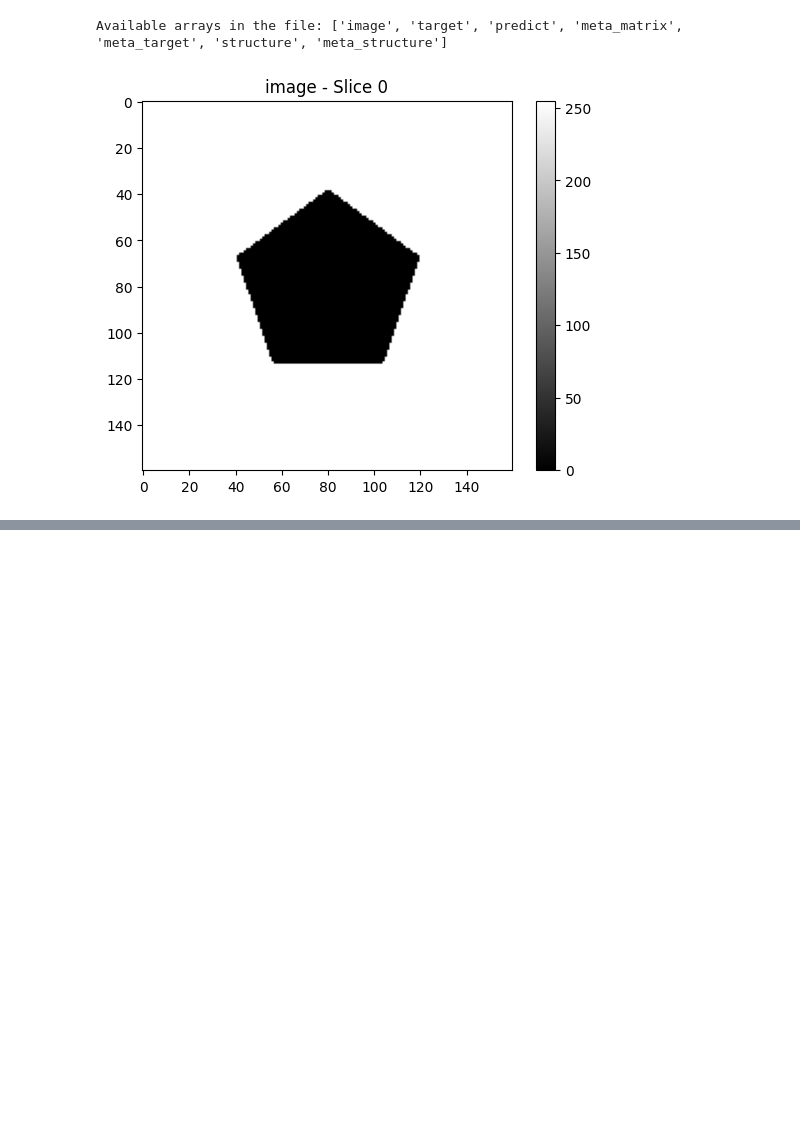
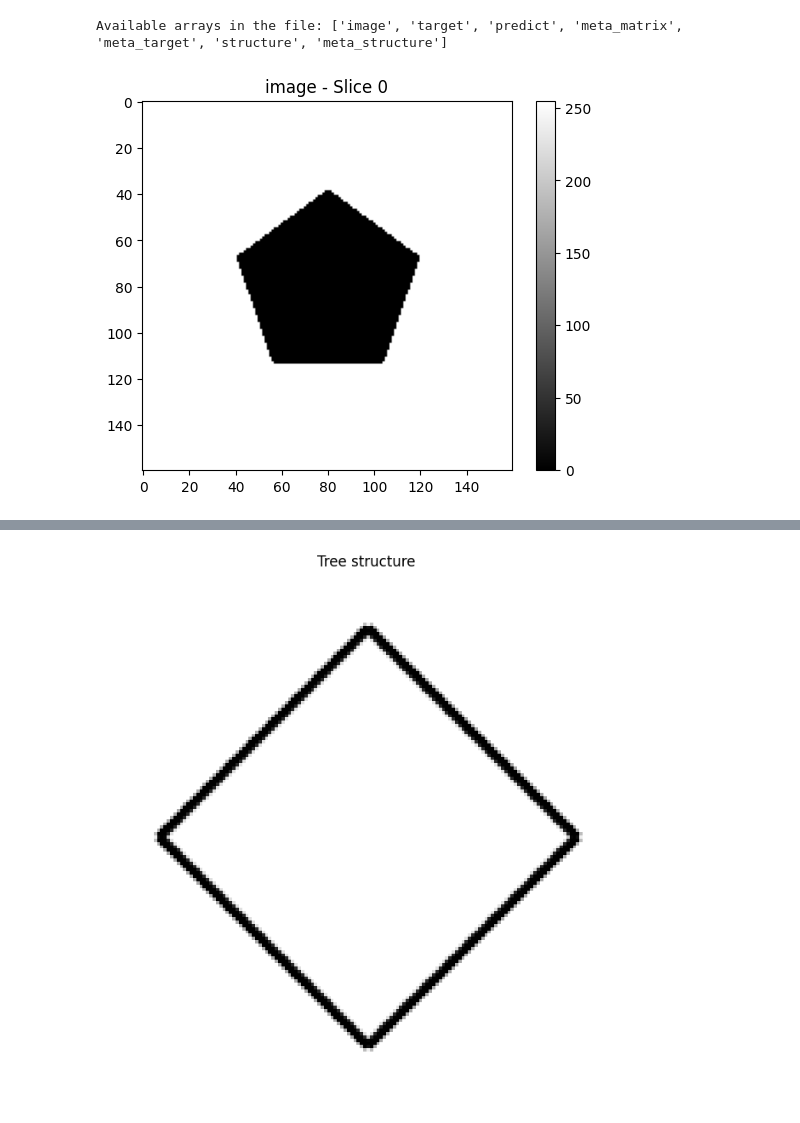
Before and after one commit to andylee024/raven-cvpr, a Jupyter notebook: notebooks/visualize_notebook.ipynb, the cells around one changed output, grey strips where cells are left out. Drawn from its saved outputs; the diff is of its cells as text; code cells hidden in the pictures; blank space fills up the shorter version.

Commit message:
Add examples in notebook of rule progression

```diff
--- a/notebooks/visualize_notebook.ipynb
+++ b/notebooks/visualize_notebook.ipynb
@@ -34,0 +82,92 @@ Available arrays in the file: ['image', 'target', 'predict', 'meta_matrix', 'met
+# %%
+import sys
+import os
+
+# temporary hack to enable us to get access to raven-cvpr code
+sys.path.append(os.path.abspath(os.path.join(os.getcwd(), '..')))
+sys.path.append('/Users/andylee/Projects/raven-cvpr/src/dataset')
+
+
+# Import necessary modules
+from const import IMAGE_SIZE, NUM_VALUES
+from Attribute import Number, Position, Type, Uniformity
+from AoT import Root, Structure, Component, Layout, Entity
+from Rule import Progression
+from rendering import render_panel
+from build_tree import build_center_single, build_in_distribute_four_out_center_single
+import matplotlib.pyplot as plt
+import numpy as np
+
+def build_single_panel():
+    # Build a center_single tree
+    # tree = build_center_single()
+    tree = build_in_distribute_four_out_center_single()
+
+    # Make sure it's properly set up for rendering
+    tree.is_pg = True
+
+    # Find the entity in the tree
+    structure = tree.children[0]  # First child of root is Structure
+    component = structure.children[0]  # First child of Structure is Layout
+    layout = component.children[0]  # First child of Layout is Entity
+
+    # Set up the number and position
+    layout.number.value_level = 3  # One entity
+    layout.position.sample(2)  # Sample 1 position
+
+    # Step 3: Create the entity (triangle)
+    position_values = layout.position.get_value()
+    entity = Entity(name="0", bbox=position_values[0], entity_constraint=layout.entity_constraint)
+
+    # Set it to be a triangle
+    entity.type.value_level = 2  # Triangle
+    entity.size.value_level = 4  # Medium size
+    entity.color.value_level = 0  # Black
+
+    # Step 4: Add the entity to the layout
+    layout.insert(entity)
+    return tree
+
+def visualize_tree():
+    # Build a center_single tree
+    # tree = build_center_single()
+    tree = build_in_distribute_four_out_center_single()
+
+    # Make sure it's properly set up for rendering
+    tree.is_pg = True
+
+    # Find the entity in the tree
+    structure = tree.children[0]  # First child of root is Structure
+    component = structure.children[0]  # First child of Structure is Layout
+    layout = component.children[0]  # First child of Layout is Entity
+
+    # Set up the number and position
+    layout.number.value_level = 3  # One entity
+    layout.position.sample(1)  # Sample 1 position
+
+    # Step 3: Create the entity (triangle)
+    position_values = layout.position.get_value()
+    entity = Entity(name="0", bbox=position_values[0], entity_constraint=layout.entity_constraint)
+
+    # Set it to be a triangle
+    entity.type.value_level = 2  # Triangle
+    entity.size.value_level = 4  # Medium size
+    entity.color.value_level = 0  # Black
+
+    # Step 4: Add the entity to the layout
+    layout.insert(entity)
+
+    # Render the panel
+    panel_img = render_panel(tree)
+
+    # Display the image
+    plt.figure(figsize=(8, 8))
+    plt.imshow(panel_img, cmap='gray')
+    plt.title("Tree structure")
+    plt.axis('off')
+    plt.show()
+
+# Run the example
+visualize_tree()
+# %% [output]
+[figure, added]
```
Also changed, not shown: parts of 13 cells of this notebook.
